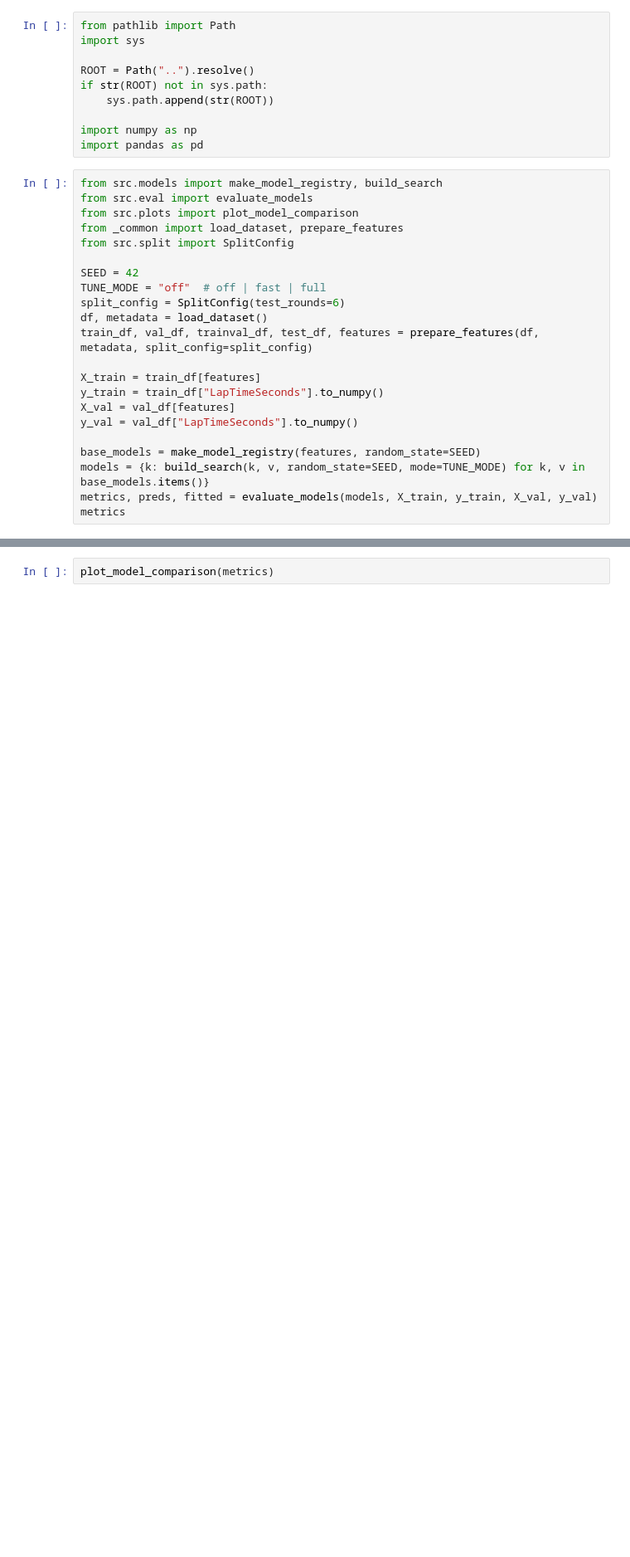
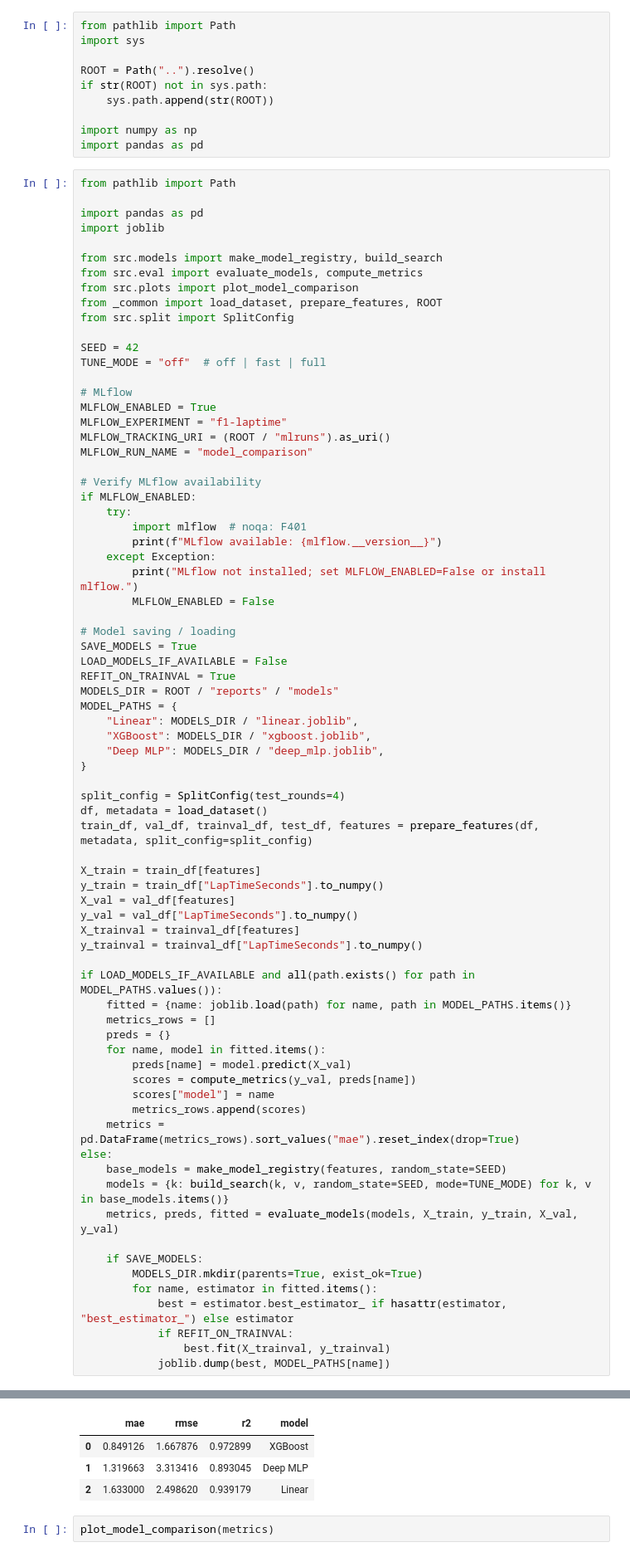
Before and after one commit to Exraay/ml_f1, a Jupyter notebook: notebooks/05_model_comparison.ipynb, the cells around one changed output, grey strips where cells are left out. Shown at 83% size. Saved outputs shown, nothing was run; the diff lists cells and outputs as text; blank space fills up the shorter version.

Commit message:
mlflow integration, hyperparameter clarity and adjustments

```diff
--- a/notebooks/05_model_comparison.ipynb
+++ b/notebooks/05_model_comparison.ipynb
@@ -12,15 +12,47 @@ if str(ROOT) not in sys.path:
 import numpy as np
 import pandas as pd
 # %%
+from pathlib import Path
+
+import pandas as pd
+import joblib
+
 from src.models import make_model_registry, build_search
-from src.eval import evaluate_models
+from src.eval import evaluate_models, compute_metrics
 from src.plots import plot_model_comparison
-from _common import load_dataset, prepare_features
+from _common import load_dataset, prepare_features, ROOT
 from src.split import SplitConfig
 
 SEED = 42
 TUNE_MODE = "off"  # off | fast | full
-split_config = SplitConfig(test_rounds=6)
+
+# MLflow
+MLFLOW_ENABLED = True
+MLFLOW_EXPERIMENT = "f1-laptime"
+MLFLOW_TRACKING_URI = (ROOT / "mlruns").as_uri()
+MLFLOW_RUN_NAME = "model_comparison"
+
+# Verify MLflow availability
+if MLFLOW_ENABLED:
+    try:
+        import mlflow  # noqa: F401
+        print(f"MLflow available: {mlflow.__version__}")
+    except Exception:
+        print("MLflow not installed; set MLFLOW_ENABLED=False or install mlflow.")
+        MLFLOW_ENABLED = False
+
+# Model saving / loading
+SAVE_MODELS = True
+LOAD_MODELS_IF_AVAILABLE = False
+REFIT_ON_TRAINVAL = True
+MODELS_DIR = ROOT / "reports" / "models"
+MODEL_PATHS = {
+    "Linear": MODELS_DIR / "linear.joblib",
+    "XGBoost": MODELS_DIR / "xgboost.joblib",
+    "Deep MLP": MODELS_DIR / "deep_mlp.joblib",
+}
+
+split_config = SplitConfig(test_rounds=4)
 df, metadata = load_dataset()
 train_df, val_df, trainval_df, test_df, features = prepare_features(df, metadata, split_config=split_config)
 
@@ -28,8 +60,29 @@ X_train = train_df[features]
 y_train = train_df["LapTimeSeconds"].to_numpy()
 X_val = val_df[features]
 y_val = val_df["LapTimeSeconds"].to_numpy()
+X_trainval = trainval_df[features]
+y_trainval = trainval_df["LapTimeSeconds"].to_numpy()
 
-base_models = make_model_registry(features, random_state=SEED)
-models = {k: build_search(k, v, random_state=SEED, mode=TUNE_MODE) for k, v in base_models.items()}
-metrics, preds, fitted = evaluate_models(models, X_train, y_train, X_val, y_val)
-metrics
+if LOAD_MODELS_IF_AVAILABLE and all(path.exists() for path in MODEL_PATHS.values()):
+    fitted = {name: joblib.load(path) for name, path in MODEL_PATHS.items()}
+    metrics_rows = []
+    preds = {}
+    for name, model in fitted.items():
+        preds[name] = model.predict(X_val)
+        scores = compute_metrics(y_val, preds[name])
+        scores["model"] = name
+        metrics_rows.append(scores)
+    metrics = pd.DataFrame(metrics_rows).sort_values("mae").reset_index(drop=True)
+else:
+    base_models = make_model_registry(features, random_state=SEED)
+    models = {k: build_search(k, v, random_state=SEED, mode=TUNE_MODE) for k, v in base_models.items()}
+    metrics, preds, fitted = evaluate_models(models, X_train, y_train, X_val, y_val)
+
+    if SAVE_MODELS:
+        MODELS_DIR.mkdir(parents=True, exist_ok=True)
+        for name, estimator in fitted.items():
+            best = estimator.best_estimator_ if hasattr(estimator, "best_estimator_") else estimator
+            if REFIT_ON_TRAINVAL:
+                best.fit(X_trainval, y_trainval)
+            joblib.dump(best, MODEL_PATHS[name])
+# %% [output]
@@ -36,2 +99,6 @@ metrics
+|  | mae | rmse | r2 | model |
+| 0 | 0.849126 | 1.667876 | 0.972899 | XGBoost |
+| 1 | 1.319663 | 3.313416 | 0.893045 | Deep MLP |
+| 2 | 1.633000 | 2.498620 | 0.939179 | Linear |
 # %%
 plot_model_comparison(metrics)
```
Also changed, not shown: parts of 2 cells of this notebook, 9 other files.
